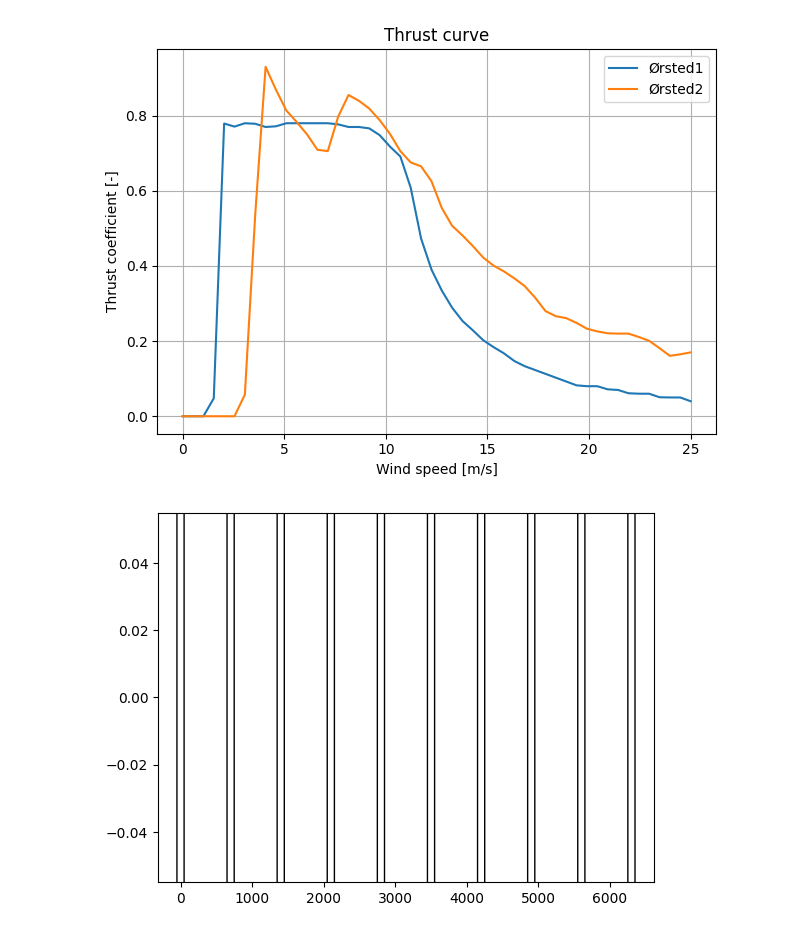
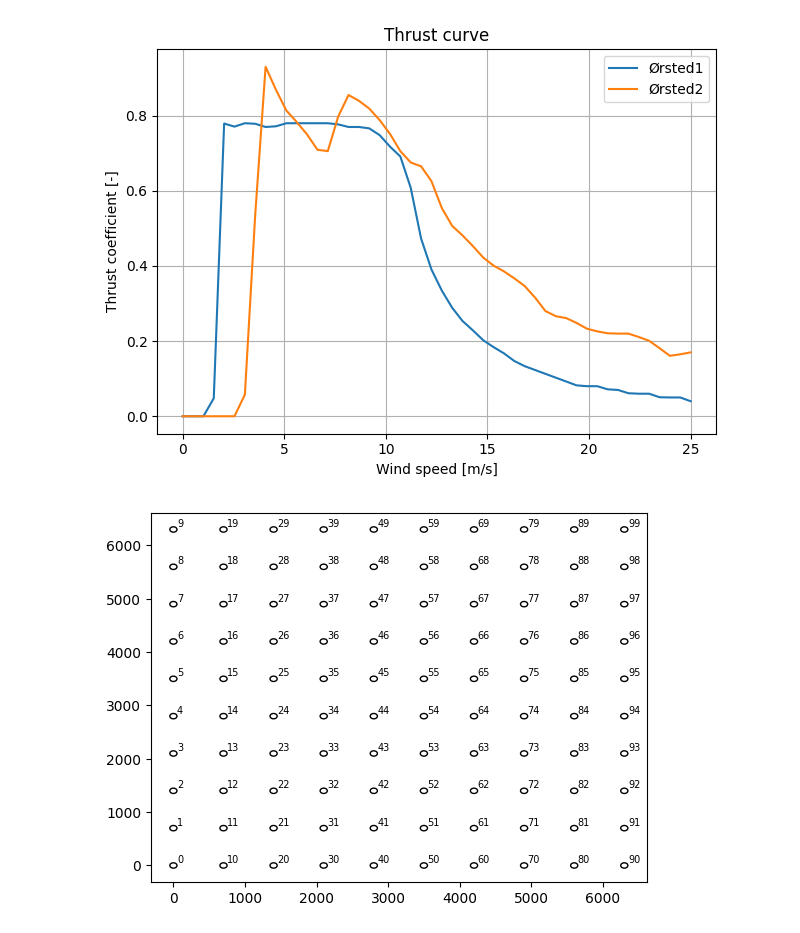
Before and after one commit to marcinsadowy/WTABL, a Jupyter notebook: TurbOPark.ipynb, the cells around one changed output. Cells and saved outputs as stored; diff of their text form; code cells hidden in the pictures.

```diff
--- a/TurbOPark.ipynb
+++ b/TurbOPark.ipynb
@@ -10,6 +15,9 @@ from py_wake.site._site import UniformSite
 from py_wake.site.shear import PowerShear
 from py_wake.utils.plotting import setup_plot
 # %%
+D = 100 # Rotor diameter
+s = 7 # Turbine spacing
+
 u = np.arange(0, 25.5, .5)
 po = [0, 0, 0, 0, 5, 15, 37, 73, 122, 183, 259, 357, 477, 622, 791, 988, 1212, 1469, 1755, 2009, 2176, 2298, 2388, 2447, 2485, 2500, 2500, 2500,
       2500, 2500, 2500, 2500, 2500, 2500, 2500, 2500, 2500, 2500, 2500, 2500, 2500, 2500, 2500, 2500,
@@ -42,11 +50,11 @@ setup_plot(xlabel='Wind speed [m/s]', ylabel='Thrust coefficient [-]', title='Th
 # %%
 u0 = [6, 7, 8, 9, 10, 11, 12, 13, 14] # [m/s]
 wd = 270 # [deg]
 ti0 = [0.09, 0.1, 0.11, 0.12, 0.14, 0.15, 0.16, 0.17, 0.18] # [-]
 
-y, x = [v.flatten() for v in np.meshgrid(np.arange(1) * 100 * 7, np.arange(10) * 100 * 7)]
+y, x = [v.flatten() for v in np.meshgrid(np.arange(10) * D * s, np.arange(10) * D * s)]
 wt1.plot(x, y)
 # %% [output]
-[figure, old version]
+[figure, new version]
 # %%
 site = UniformSite(shear=PowerShear(h_ref=90, alpha=.1))
```
Also changed, not shown: parts of 6 cells of this notebook.
